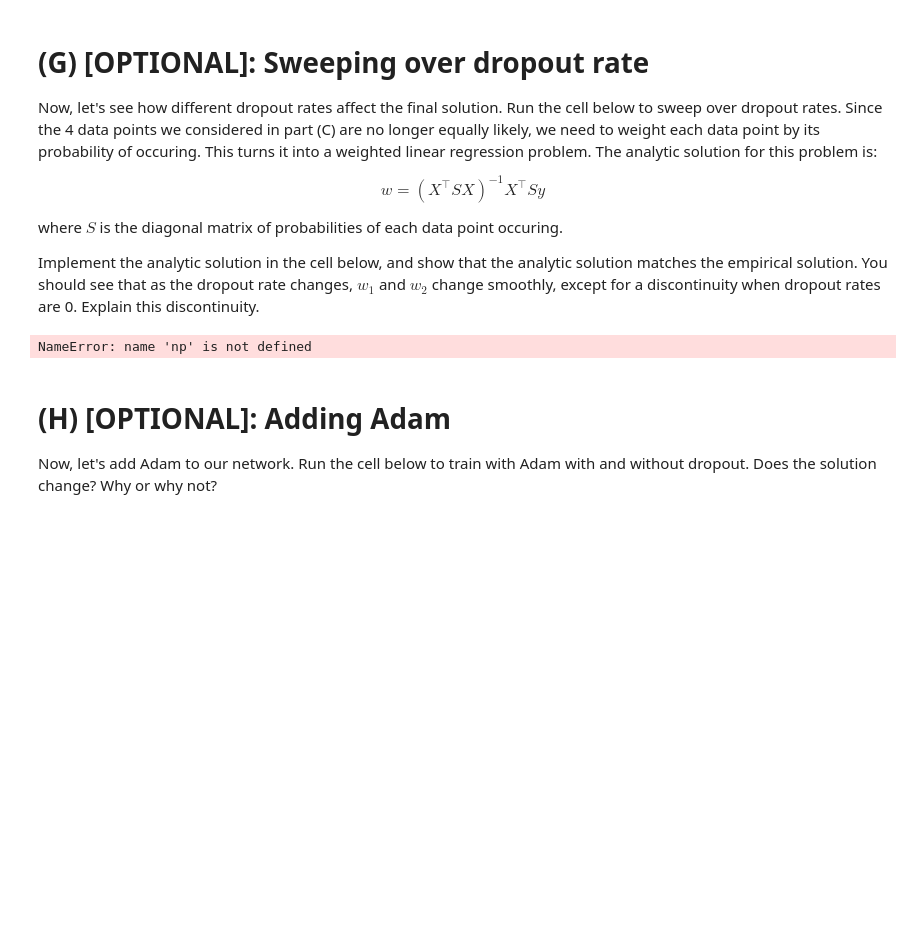
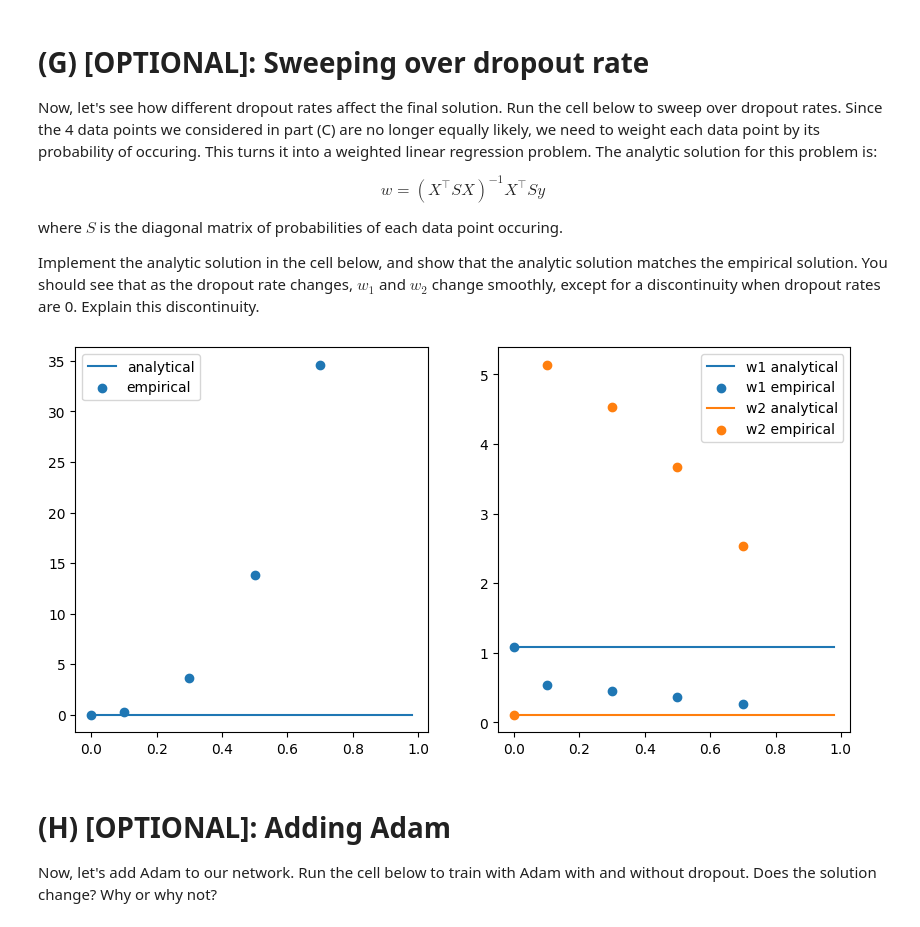
Before and after one commit to yuanchmei/sp25, a Jupyter notebook: hw05/code/q_coding_dropout.ipynb, the cells around one changed output. Cells and saved outputs as stored; diff of their text form; code cells hidden in the pictures; blank space fills up the shorter version.

```diff
--- a/hw05/code/q_coding_dropout.ipynb
+++ b/hw05/code/q_coding_dropout.ipynb
@@ -217,39 +210,42 @@ for p in analytical_dropout_rates:
     # compute analytical solution
     ############################################################################
     # TODO: YOUR CODE HERE
-
+    # w_analytic=np.linalg.pinv(x)@y
+    # s = np.diag([p] * x.shape[1])
+    s = np.diag([1 - p] * x.shape[0])
+    w_analytic = np.linalg.pinv(x.T @ s @ x) @ (x.T @ s @ y)
     ############################################################################
     ############################################################################
     x = np.array([[10, 1]])
     y = np.array([[11]])
     l_analytic = ((x @ w_analytic - y) ** 2).item()
     w1_analytical.append(w_analytic[0][0])
     w2_analytical.append(w_analytic[1][0])
     losses_analytical.append(l_analytic)
 for p in empirical_dropout_rates:
     net = init_with_dropout(p)
     # Initialize weights with 0
     losses = train_simple(net, batch_size=1024, itrs=10000, plot=False)
     net.eval()
     losses_empirical.append(((net(torch.FloatTensor(x)) - torch.FloatTensor(y)) ** 2).item())
     w1_empirical.append(net.state_dict()['1.weight'][0][0].item())
     w2_empirical.append(net.state_dict()['1.weight'][0][1].item())
 # Plot all saved values
 plt.figure(figsize=(10, 5))
 plt.subplot(1, 2, 1)
 plt.plot(analytical_dropout_rates, losses_analytical, label='analytical')
 plt.scatter(empirical_dropout_rates, losses_empirical, label='empirical')
 plt.legend()
 
 plt.subplot(1, 2, 2)
 plt.plot(analytical_dropout_rates, w1_analytical, label='w1 analytical')
 plt.scatter(empirical_dropout_rates, w1_empirical, label='w1 empirical')
 plt.plot(analytical_dropout_rates, w2_analytical, label='w2 analytical')
 plt.scatter(empirical_dropout_rates, w2_empirical, label='w2 empirical')
 plt.legend()
 plt.show()
 # %% [output]
-NameError: name 'np' is not defined
+[figure, added]
 # %% [markdown]
 # (H) [OPTIONAL]: Adding Adam
 
```
Also changed, not shown: parts of 8 cells of this notebook.
